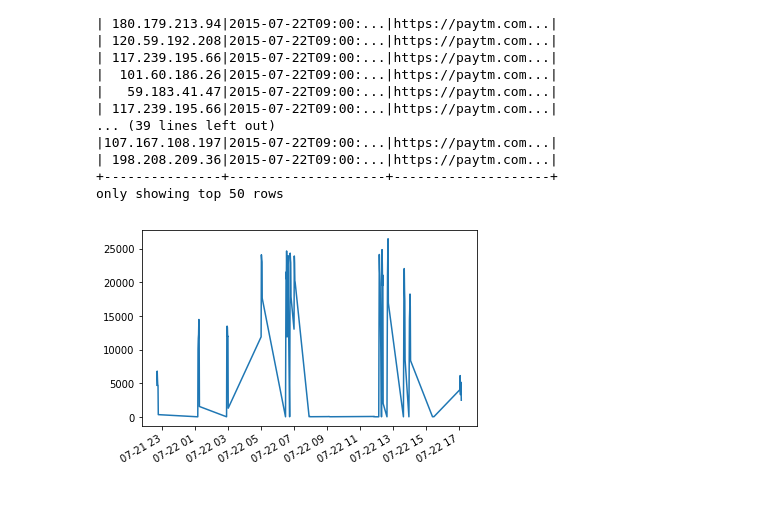
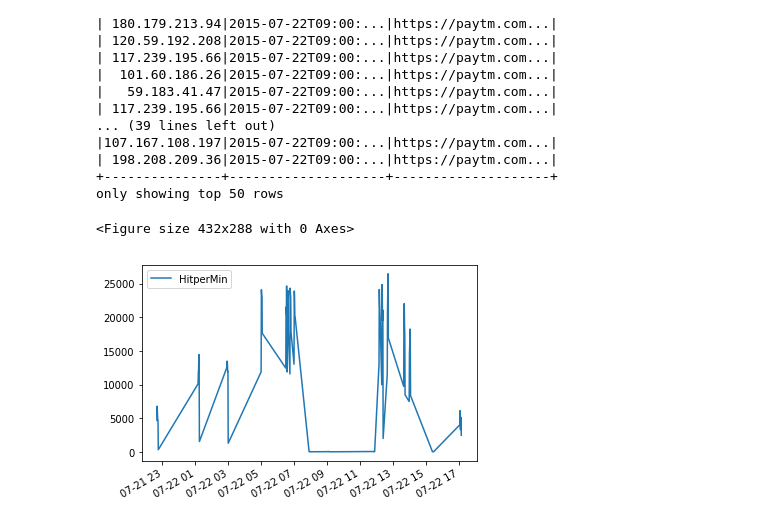
Before and after one commit to chrisplyn/WeblogChallenge, a Jupyter notebook: web_log_challenge_part2.ipynb, the cells around one changed output. Cells and saved outputs as stored; diff of their text form; code cells hidden in the pictures.

```diff
--- a/web_log_challenge_part2.ipynb
+++ b/web_log_challenge_part2.ipynb
@@ -1,5 +1,5 @@
 # %%
-rdd = sc.textFile('2015_07_22_mktplace_shop_web_log_sample.log')
+rdd = sc.textFile('../2015_07_22_mktplace_shop_web_log_sample.log')
 rdd = rdd.map(lambda line: line.split(" "))
 
 from pyspark.sql import Row
@@ -36,12 +36,16 @@ loadperMinDF = mainDF.select(window("timestamp", "60 seconds").alias('timewindow
 # %%
 loadperMinPandasDf = loadperMinDF.sort("timewindow.start").toPandas()
 # %%
-start = [s[0] for s in loadperMinPandasDf['timewindow']]
+loadperMinPandasDf.index = [s[0] for s in loadperMinPandasDf['timewindow']]
+# %%
+loadperMinPandasDf.drop(['timewindow'],1,inplace=True)
+# %%
+loadperMinPandasDf = loadperMinPandasDf[loadperMinPandasDf['HitperMin'] > 6]
 # %%
 import matplotlib.pyplot as plt
-plt.plot(start, loadperMinPandasDf['HitperMin'])
-plt.xticks(rotation='vertical')
-plt.gcf().autofmt_xdate()
+plt.figure()
+loadperMinPandasDf.plot()
 plt.show()
 # %% [output]
+<Figure size 432x288 with 0 Axes>
-[figure, old version]
+[figure, new version]
```
Also changed, not shown: parts of 4 cells of this notebook.
